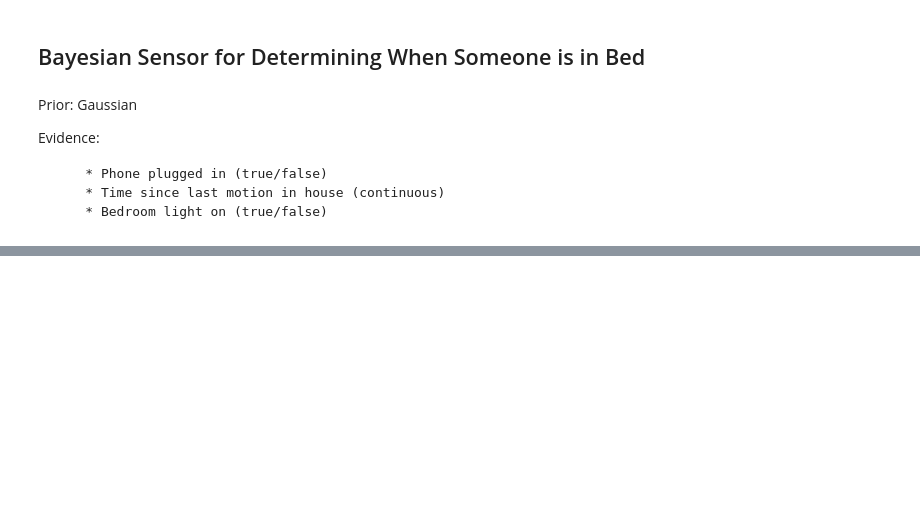
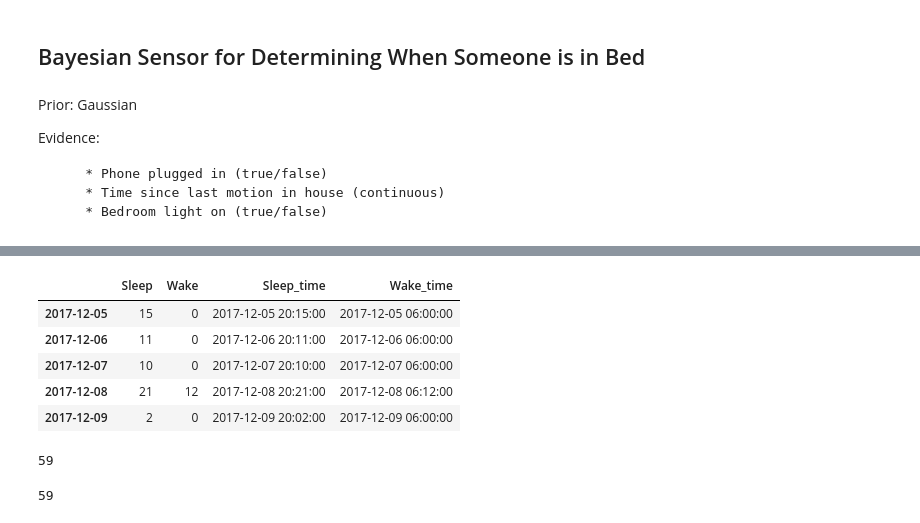
Before and after one commit to WillKoehrsen/eecs-491, a Jupyter notebook: assign/assign_1/assign_1.ipynb, the cells around one changed output, grey strips where cells are left out. Saved outputs shown, nothing was run; the diff lists cells and outputs as text; code cells hidden in the pictures; blank space fills up the shorter version.

```diff
--- a/assign/assign_1/assign_1.ipynb
+++ b/assign/assign_1/assign_1.ipynb
@@ -74,0 +81,18 @@ array([  95.12846079,  326.69070463,  229.64493085,  205.06963438,
+# %%
+data = pd.read_csv('data/sleep_wake.csv')
+data.set_index('Date', inplace=True, drop=True)
+data.index=data.index.to_datetime(dayfirst=False)
+data = data.ix[:, 0:2]
+# %%
+data['Sleep_time'] = [entry[0] + pd.DateOffset(minutes=entry[1], hours=20) for entry in zip(data.index, data['Sleep'])]
+# %%
+data['Wake_time'] = [entry[0] + pd.DateOffset(minutes=entry[1], hours=6) for entry in zip(data.index, data['Wake'])]
+# %%
+data.head()
+# %% [output]
+|  | Sleep | Wake | Sleep_time | Wake_time |
+| 2017-12-05 | 15 | 0 | 2017-12-05 20:15:00 | 2017-12-05 06:00:00 |
+| 2017-12-06 | 11 | 0 | 2017-12-06 20:11:00 | 2017-12-06 06:00:00 |
+| 2017-12-07 | 10 | 0 | 2017-12-07 20:10:00 | 2017-12-07 06:00:00 |
+| 2017-12-08 | 21 | 12 | 2017-12-08 20:21:00 | 2017-12-08 06:12:00 |
+| 2017-12-09 | 2 | 0 | 2017-12-09 20:02:00 | 2017-12-09 06:00:00 |
@@ -74,0 +108,4 @@ array([  95.12846079,  326.69070463,  229.64493085,  205.06963438,
+# %%
+np.sum(sleep_data['indicator'])
+# %% [output]
+59
@@ -74,0 +121,4 @@ array([  95.12846079,  326.69070463,  229.64493085,  205.06963438,
+# %%
+np.sum(wake_data['indicator'])
+# %% [output]
+59
```
Also changed, not shown: parts of 12 cells of this notebook, 1 other file.
